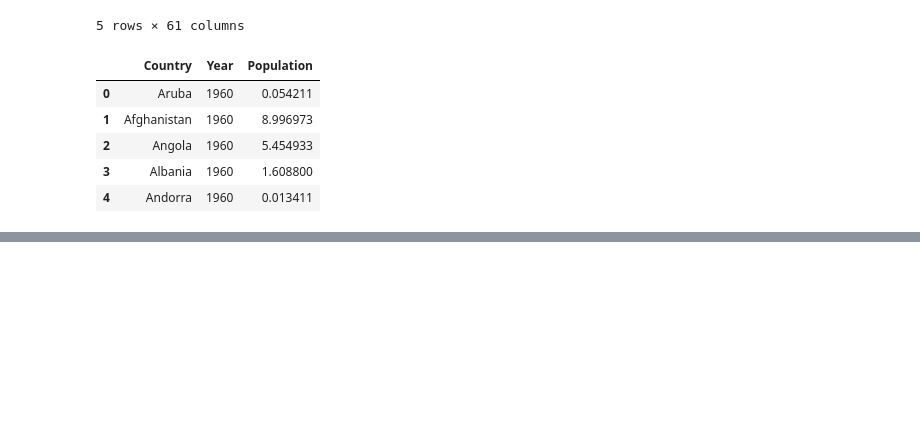
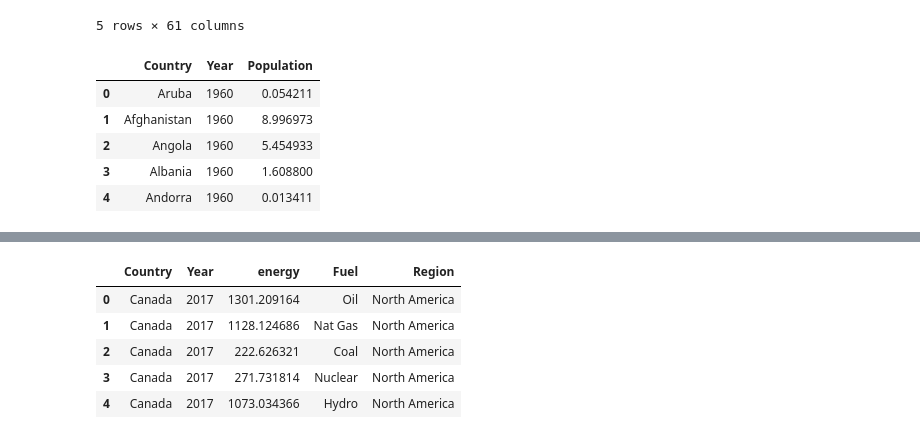
Before and after one commit to gabigham/dagger, a Jupyter notebook: data_explore_clean.ipynb, the cells around one changed output, grey strips where cells are left out. Cells and saved outputs as stored; diff of their text form; code cells hidden in the pictures; blank space fills up the shorter version.

```diff
--- a/data_explore_clean.ipynb
+++ b/data_explore_clean.ipynb
@@ -252,0 +266,9 @@ merged_data = pd.merge(merged_data, cap_added_yr, on=['Country', 'Year'])
+# %%
+all_consump_data.head()
+# %% [output]
+|  | Country | Year | energy | Fuel | Region |
+| 0 | Canada | 2017 | 1301.209164 | Oil | North America |
+| 1 | Canada | 2017 | 1128.124686 | Nat Gas | North America |
+| 2 | Canada | 2017 | 222.626321 | Coal | North America |
+| 3 | Canada | 2017 | 271.731814 | Nuclear | North America |
+| 4 | Canada | 2017 | 1073.034366 | Hydro | North America |
```
Also changed, not shown: parts of 7 cells of this notebook.
